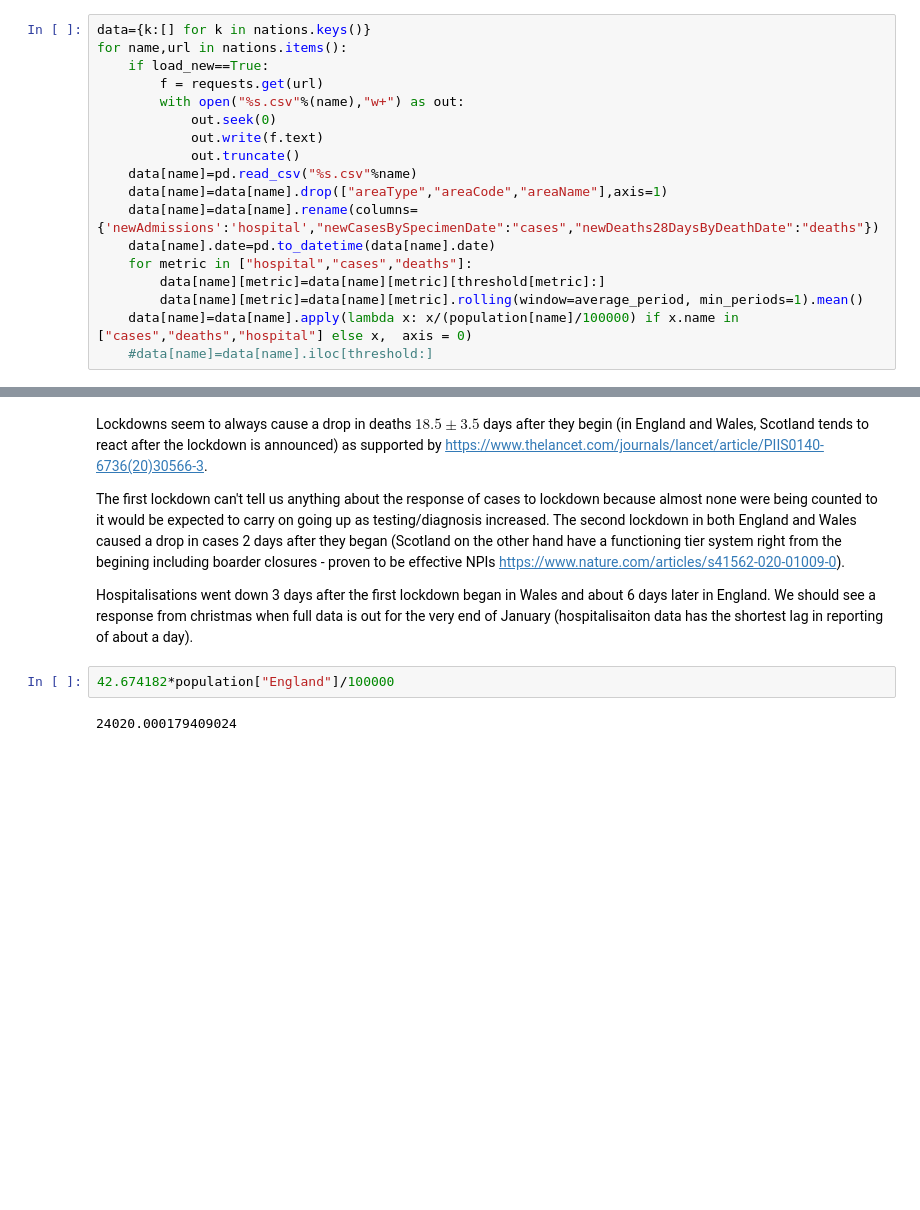
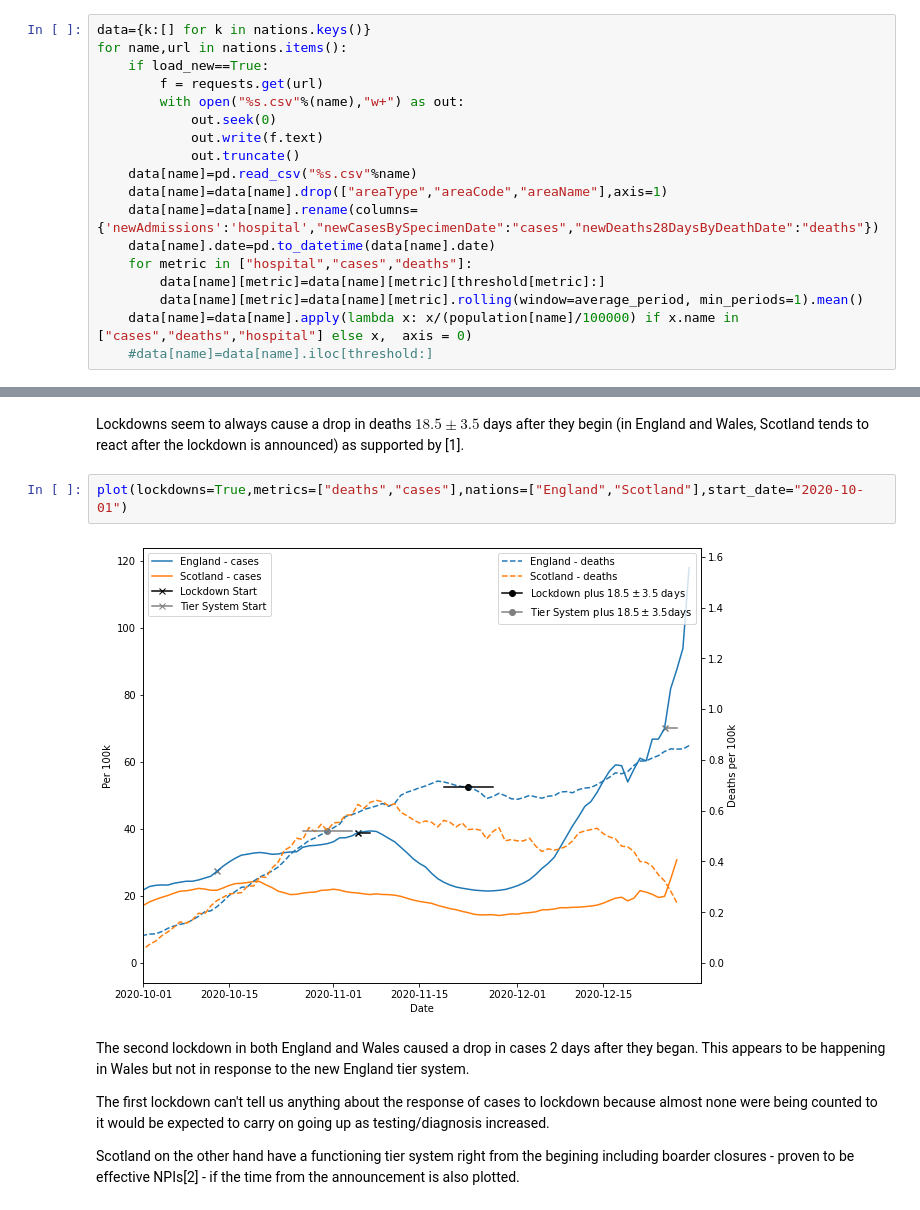
Before and after one commit to jagoosw/COVID-19-Trajectory, a Jupyter notebook: V3.ipynb, the cells around one changed output, grey strips where cells are left out. Drawn from its saved outputs; the diff is of its cells as text; blank space fills up the shorter version.

```diff
--- a/V3.ipynb
+++ b/V3.ipynb
@@ -138,10 +157,12 @@ plot(lockdowns=True,metrics=["cases","deaths"],start_date="2020-10-01",nations=[
+# %% [markdown]
+Lockdowns seem to always cause a drop in deaths $18.5\pm3.5$ days after they begin (in England and Wales, Scotland tends to react after the lockdown is announced) as supported by [1].
+# %%
+plot(lockdowns=True,metrics=["deaths","cases"],nations=["England","Scotland"],start_date="2020-10-01")
+# %% [output]
+[figure, added]
 # %% [markdown]
-Lockdowns seem to always cause a drop in deaths $18.5\pm3.5$ days after they begin (in England and Wales, Scotland tends to react after the lockdown is announced) as supported by https://www.thelancet.com/journals/lancet/article/PIIS0140-6736(20)30566-3.
+The second lockdown in both England and Wales caused a drop in cases 2 days after they began. This appears to be happening in Wales but not in response to the new England tier system.
 
-The first lockdown can't tell us anything about the response of cases to lockdown because almost none were being counted to it would be expected to carry on going up as testing/diagnosis increased. The second lockdown in both England and Wales caused a drop in cases 2 days after they began (Scotland on the other hand have a functioning tier system right from the begining including boarder closures - proven to be effective NPIs https://www.nature.com/articles/s41562-020-01009-0).
+The first lockdown can't tell us anything about the response of cases to lockdown because almost none were being counted to it would be expected to carry on going up as testing/diagnosis increased.
 
-Hospitalisations went down 3 days after the first lockdown began in Wales and about 6 days later in England. We should see a response from christmas when full data is out for the very end of January (hospitalisaiton data has the shortest lag in reporting of about a day).
+Scotland on the other hand have a functioning tier system right from the begining including boarder closures - proven to be effective NPIs[2] - if the time from the announcement is also plotted.
-# %%
-42.674182*population["England"]/100000
-# %% [output]
-24020.000179409024
```
Also changed, not shown: parts of 7 cells of this notebook, 17 other files.
